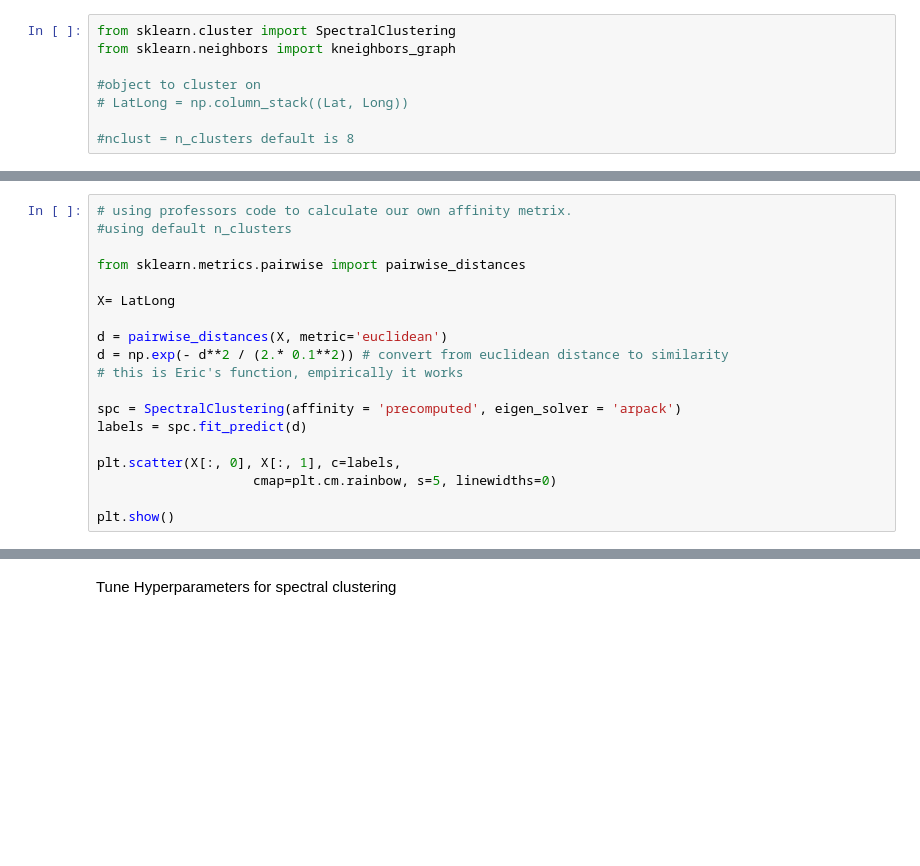
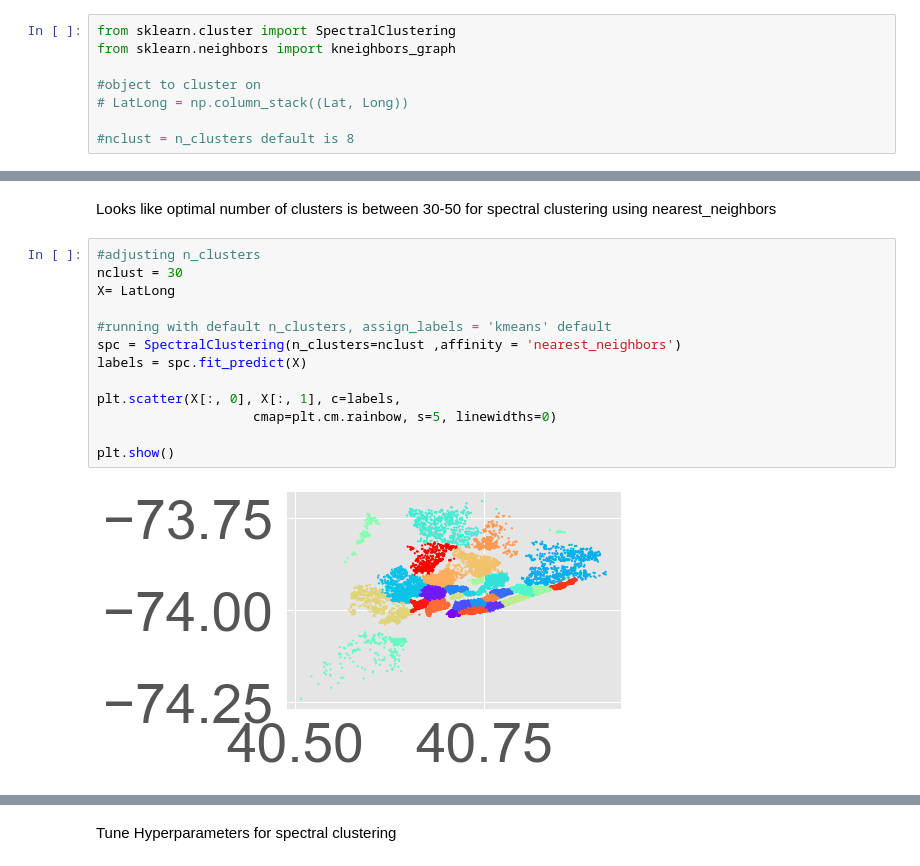
Before and after one commit to rickfontenot/airbnb, a Jupyter notebook: Lab3/Working/lab3_Rick.ipynb, the cells around one changed output, grey strips where cells are left out. Saved outputs shown, nothing was run; the diff lists cells and outputs as text; blank space fills up the shorter version.

```diff
--- a/Lab3/Working/lab3_Rick.ipynb
+++ b/Lab3/Working/lab3_Rick.ipynb
@@ -1274,19 +1295,17 @@ plt.show()
+# %% [markdown]
+Looks like optimal number of clusters is between 30-50 for spectral clustering using nearest_neighbors
 # %%
-# using professors code to calculate our own affinity metrix.
-#using default n_clusters
-
-from sklearn.metrics.pairwise import pairwise_distances
-
+#adjusting n_clusters
+nclust = 30
 X= LatLong
 
-d = pairwise_distances(X, metric='euclidean')
-d = np.exp(- d**2 / (2.* 0.1**2)) # convert from euclidean distance to similarity
-# this is Eric's function, empirically it works
-
-spc = SpectralClustering(affinity = 'precomputed', eigen_solver = 'arpack')
-labels = spc.fit_predict(d)
+#running with default n_clusters, assign_labels = 'kmeans' default
+spc = SpectralClustering(n_clusters=nclust ,affinity = 'nearest_neighbors')
+labels = spc.fit_predict(X)
 
 plt.scatter(X[:, 0], X[:, 1], c=labels,
                     cmap=plt.cm.rainbow, s=5, linewidths=0)
 
 plt.show()
+# %% [output]
+[figure, added]
```
Also changed, not shown: parts of 24 cells of this notebook.
